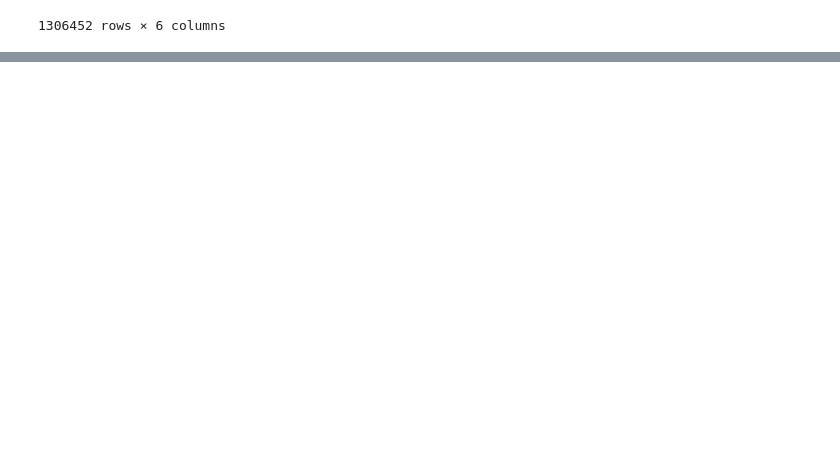
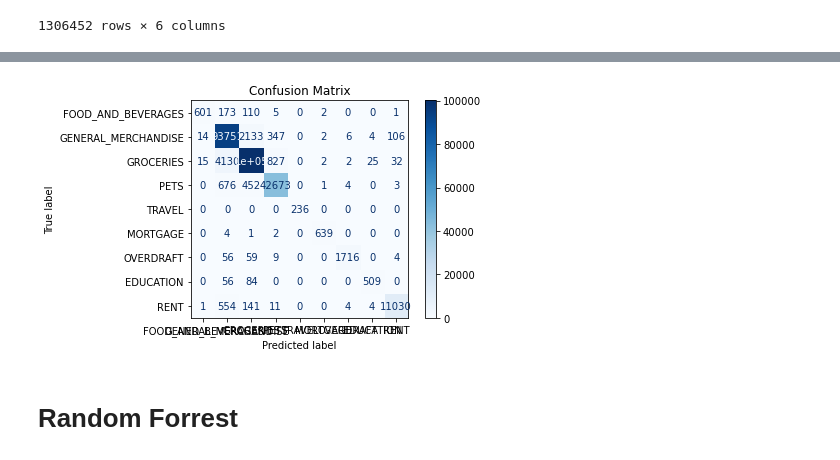
Before and after one commit to hillarychang/dsc180b-capstone-q2, a Jupyter notebook: notebooks/baseline_models.ipynb, the cells around one changed output, grey strips where cells are left out. Cells and saved outputs as stored; diff of their text form; code cells hidden in the pictures; blank space fills up the shorter version.

Commit message:
add confusion matrix and random forest

```diff
--- a/notebooks/baseline_models.ipynb
+++ b/notebooks/baseline_models.ipynb
@@ -151,0 +169,13 @@ Label encoding complete
+# %%
+# Calculate the confusion matrix
+cm = confusion_matrix(y_test, y_pred)
+
+# Display the confusion matrix
+disp = ConfusionMatrixDisplay(confusion_matrix=cm, display_labels=w_cleaned_outflows['category'].unique())  # Adjust labels to match your categories
+disp.plot(cmap=plt.cm.Blues)
+plt.title('Confusion Matrix')
+plt.show()
+# %% [output]
+[figure, added]
+# %% [markdown]
+# Random Forrest
```
Also changed, not shown: parts of 6 cells of this notebook.
